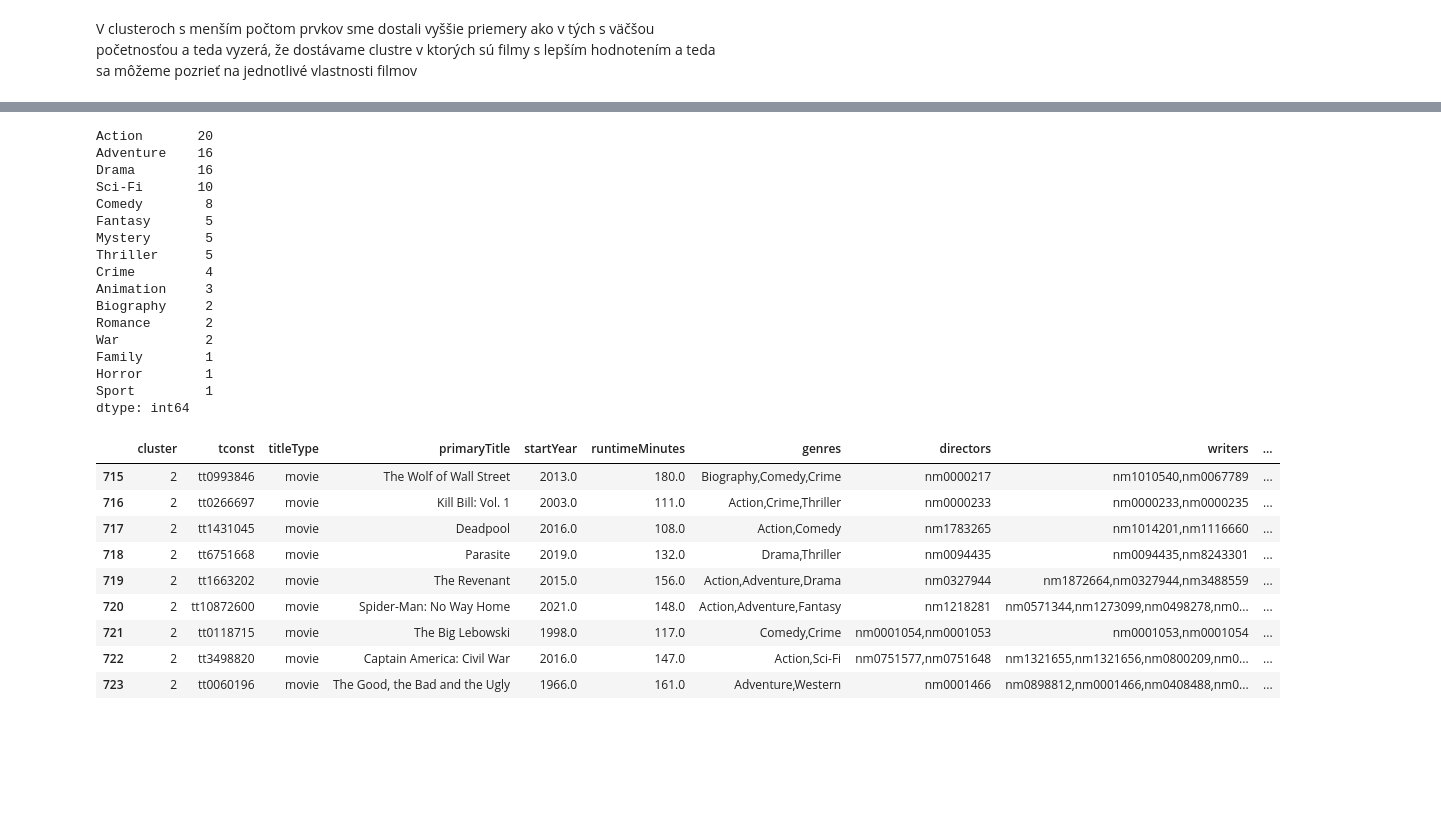
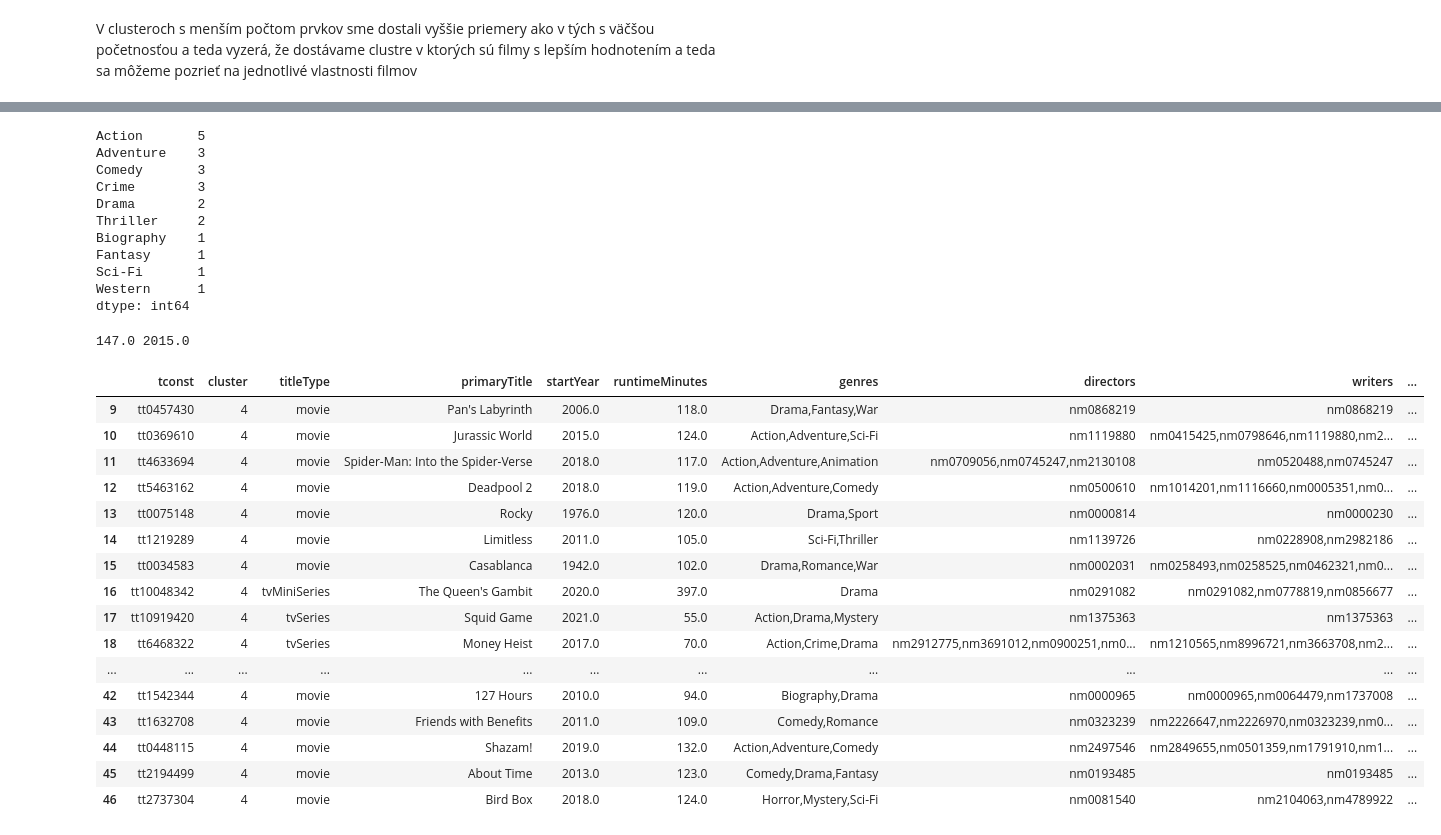
Before and after one commit to AdrianPauer/PRIDAV, a Jupyter notebook: PauerVersion.ipynb, the cells around one changed output, grey strips where cells are left out. Drawn from its saved outputs; the diff is of its cells as text; code cells hidden in the pictures; blank space fills up the shorter version.

```diff
--- a/PauerVersion.ipynb
+++ b/PauerVersion.ipynb
@@ -708,18 +696,17 @@ n_clus = 5
 Xpca=pca.transform(to_PCA)
 
 from sklearn.cluster import MiniBatchKMeans
-km=MiniBatchKMeans(n_clusters=n_clus,init='k-means++',max_iter=500,n_init=1000,init_size=1000,batch_size=1000,
+km=KMeans(n_clusters=n_clus,init='k-means++',max_iter=1000,n_init=1000,
                   verbose=False)
+
 km_model=km.fit(Xpca)
-kmeanlabels=km.labels_
 kmeanclusters = km.predict(Xpca)
 kmeandistances = km.transform(Xpca)
 # %%
+film_cluster = { 'tconst': list(df_new['tconst']),'cluster': km.labels_}
 
-films_kmeans = { 'title': list(df_new['tconst']), 'rank': np.arange(0,len(df_new),1),'cluster': kmeanlabels}
+frame_kmeans = pd.DataFrame(film_cluster, index = [km.labels_] , columns = ['tconst', 'cluster'])
 
-frame_kmeans = pd.DataFrame(films_kmeans, index = [kmeanlabels] , columns = ['rank', 'title', 'cluster'])
-
-frame_kmeans['cluster'].value_counts() #number of films per cluster (clusters from 0 to 4)
+frame_kmeans['cluster'].value_counts() #number of films per cluster
 # %% [output]
 0    677
@@ -775,2 +734,3 @@ clusters_df
 # %%
-final = pd.merge(clusters_df, titles)
+final = pd.merge(frame_kmeans, titles)
+final
@@ -877,35 +845,40 @@ cl1
 # %%
 cl1['genres'].str.get_dummies(',').sum().sort_values(ascending=False)
 # %% [output]
-Action       20
-Adventure    16
-Drama        16
-Sci-Fi       10
-Comedy        8
-Fantasy       5
-Mystery       5
-Thriller      5
-Crime         4
-Animation     3
-Biography     2
-Romance       2
-War           2
-Family        1
-Horror        1
-Sport         1
+Action       5
+Adventure    3
+Comedy       3
+Crime        3
+Drama        2
+Thriller     2
+Biography    1
+Fantasy      1
+Sci-Fi       1
+Western      1
 dtype: int64
+# %%
+print(cl1['runtimeMinutes'].median(),cl1['startYear'].median())
+# %% [output]
+147.0 2015.0
 # %%
-cl2 = final[final['cluster']==2]
-cl2
+cl4 = final[final['cluster']==4]
+cl4
 # %% [output]
-|  | cluster | tconst | titleType | primaryTitle | startYear | runtimeMinutes | genres | directors | writers | ... |
-| 715 | 2 | tt0993846 | movie | The Wolf of Wall Street | 2013.0 | 180.0 | Biography,Comedy,Crime | nm0000217 | nm1010540,nm0067789 | ... |
-| 716 | 2 | tt0266697 | movie | Kill Bill: Vol. 1 | 2003.0 | 111.0 | Action,Crime,Thriller | nm0000233 | nm0000233,nm0000235 | ... |
-| 717 | 2 | tt1431045 | movie | Deadpool | 2016.0 | 108.0 | Action,Comedy | nm1783265 | nm1014201,nm1116660 | ... |
-| 718 | 2 | tt6751668 | movie | Parasite | 2019.0 | 132.0 | Drama,Thriller | nm0094435 | nm0094435,nm8243301 | ... |
-| 719 | 2 | tt1663202 | movie | The Revenant | 2015.0 | 156.0 | Action,Adventure,Drama | nm0327944 | nm1872664,nm0327944,nm3488559 | ... |
-| 720 | 2 | tt10872600 | movie | Spider-Man: No Way Home | 2021.0 | 148.0 | Action,Adventure,Fantasy | nm1218281 | nm0571344,nm1273099,nm0498278,nm0... | ... |
-| 721 | 2 | tt0118715 | movie | The Big Lebowski | 1998.0 | 117.0 | Comedy,Crime | nm0001054,nm0001053 | nm0001053,nm0001054 | ... |
-| 722 | 2 | tt3498820 | movie | Captain America: Civil War | 2016.0 | 147.0 | Action,Sci-Fi | nm0751577,nm0751648 | nm1321655,nm1321656,nm0800209,nm0... | ... |
-| 723 | 2 | tt0060196 | movie | The Good, the Bad and the Ugly | 1966.0 | 161.0 | Adventure,Western | nm0001466 | nm0898812,nm0001466,nm0408488,nm0... | ... |
+|  | tconst | cluster | titleType | primaryTitle | startYear | runtimeMinutes | genres | directors | writers | ... |
+| 9 | tt0457430 | 4 | movie | Pan's Labyrinth | 2006.0 | 118.0 | Drama,Fantasy,War | nm0868219 | nm0868219 | ... |
+| 10 | tt0369610 | 4 | movie | Jurassic World | 2015.0 | 124.0 | Action,Adventure,Sci-Fi | nm1119880 | nm0415425,nm0798646,nm1119880,nm2... | ... |
+| 11 | tt4633694 | 4 | movie | Spider-Man: Into the Spider-Verse | 2018.0 | 117.0 | Action,Adventure,Animation | nm0709056,nm0745247,nm2130108 | nm0520488,nm0745247 | ... |
+| 12 | tt5463162 | 4 | movie | Deadpool 2 | 2018.0 | 119.0 | Action,Adventure,Comedy | nm0500610 | nm1014201,nm1116660,nm0005351,nm0... | ... |
+| 13 | tt0075148 | 4 | movie | Rocky | 1976.0 | 120.0 | Drama,Sport | nm0000814 | nm0000230 | ... |
+| 14 | tt1219289 | 4 | movie | Limitless | 2011.0 | 105.0 | Sci-Fi,Thriller | nm1139726 | nm0228908,nm2982186 | ... |
+| 15 | tt0034583 | 4 | movie | Casablanca | 1942.0 | 102.0 | Drama,Romance,War | nm0002031 | nm0258493,nm0258525,nm0462321,nm0... | ... |
+| 16 | tt10048342 | 4 | tvMiniSeries | The Queen's Gambit | 2020.0 | 397.0 | Drama | nm0291082 | nm0291082,nm0778819,nm0856677 | ... |
+| 17 | tt10919420 | 4 | tvSeries | Squid Game | 2021.0 | 55.0 | Action,Drama,Mystery | nm1375363 | nm1375363 | ... |
+| 18 | tt6468322 | 4 | tvSeries | Money Heist | 2017.0 | 70.0 | Action,Crime,Drama | nm2912775,nm3691012,nm0900251,nm0... | nm1210565,nm8996721,nm3663708,nm2... | ... |
+| ... | ... | ... | ... | ... | ... | ... | ... | ... | ... | ... |
+| 42 | tt1542344 | 4 | movie | 127 Hours | 2010.0 | 94.0 | Biography,Drama | nm0000965 | nm0000965,nm0064479,nm1737008 | ... |
+| 43 | tt1632708 | 4 | movie | Friends with Benefits | 2011.0 | 109.0 | Comedy,Romance | nm0323239 | nm2226647,nm2226970,nm0323239,nm0... | ... |
+| 44 | tt0448115 | 4 | movie | Shazam! | 2019.0 | 132.0 | Action,Adventure,Comedy | nm2497546 | nm2849655,nm0501359,nm1791910,nm1... | ... |
+| 45 | tt2194499 | 4 | movie | About Time | 2013.0 | 123.0 | Comedy,Drama,Fantasy | nm0193485 | nm0193485 | ... |
+| 46 | tt2737304 | 4 | movie | Bird Box | 2018.0 | 124.0 | Horror,Mystery,Sci-Fi | nm0081540 | nm2104063,nm4789922 | ... |
 # %%
```
Also changed, not shown: parts of 24 cells of this notebook.
